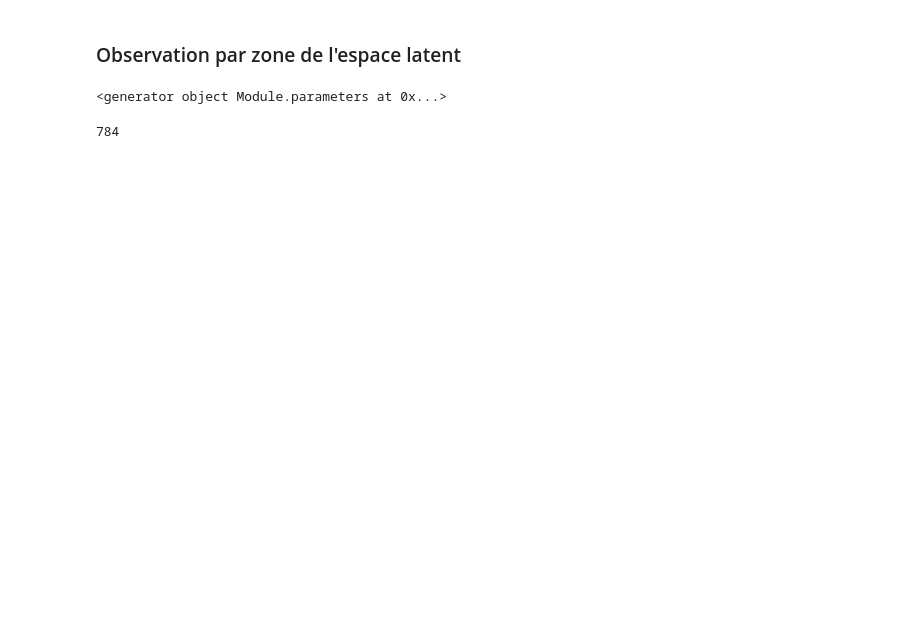
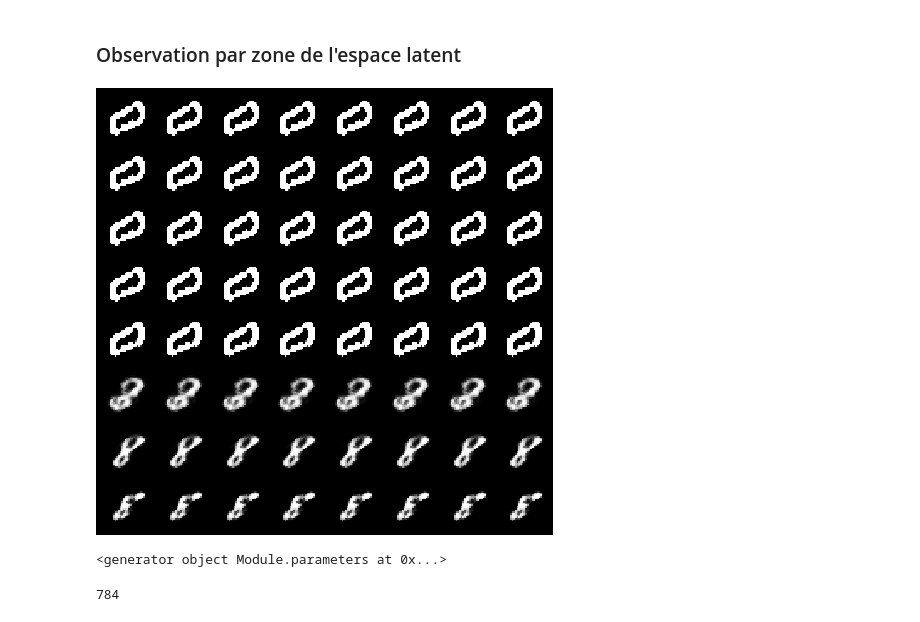
Before and after one commit to ArganVerrier/Learning-controls-and-interactions-for-DDSP, a Jupyter notebook: VAE_groupe-Copy1.ipynb, the cells around one changed output. Cells and saved outputs as stored; diff of their text form; code cells hidden in the pictures; blank space fills up the shorter version.

```diff
--- a/VAE_groupe-Copy1.ipynb
+++ b/VAE_groupe-Copy1.ipynb
@@ -256,17 +272,19 @@ Epoch: 5, Test set ELBO: tensor([15.8161], grad_fn=<AddBackward0>)
 # %% [markdown]
 ### Observation par zone de l'espace latent
 # %%
-x = np.linspace(-3, 3, 8)
-y = np.linspace(-3, 3, 8)
-fig = plt.figure(figsize=(10, 8))
+x = np.linspace(-50, 50, 10)
+y = np.linspace(50, 50, 10)
+fig = plt.figure(figsize=(10, 10))
 for i in range(8):
     for j in range(8):
-        plt.subplot(8, 8, (i * 8) + j + 1)
+        plt.subplot(10,10, (i * 10) + j + 1)
         final_tensor = torch.zeros(2)
         final_tensor[0] = x[i]
         final_tensor[1] = y[j]
         plt.imshow(model.decode(final_tensor).detach().reshape(28, 28), cmap='gray')
         plt.axis('off')
+# %% [output]
+[figure, added]
 # %%
 # %% [output]
 <generator object Module.parameters at 0x...>
```
Also changed, not shown: parts of 5 cells of this notebook.
